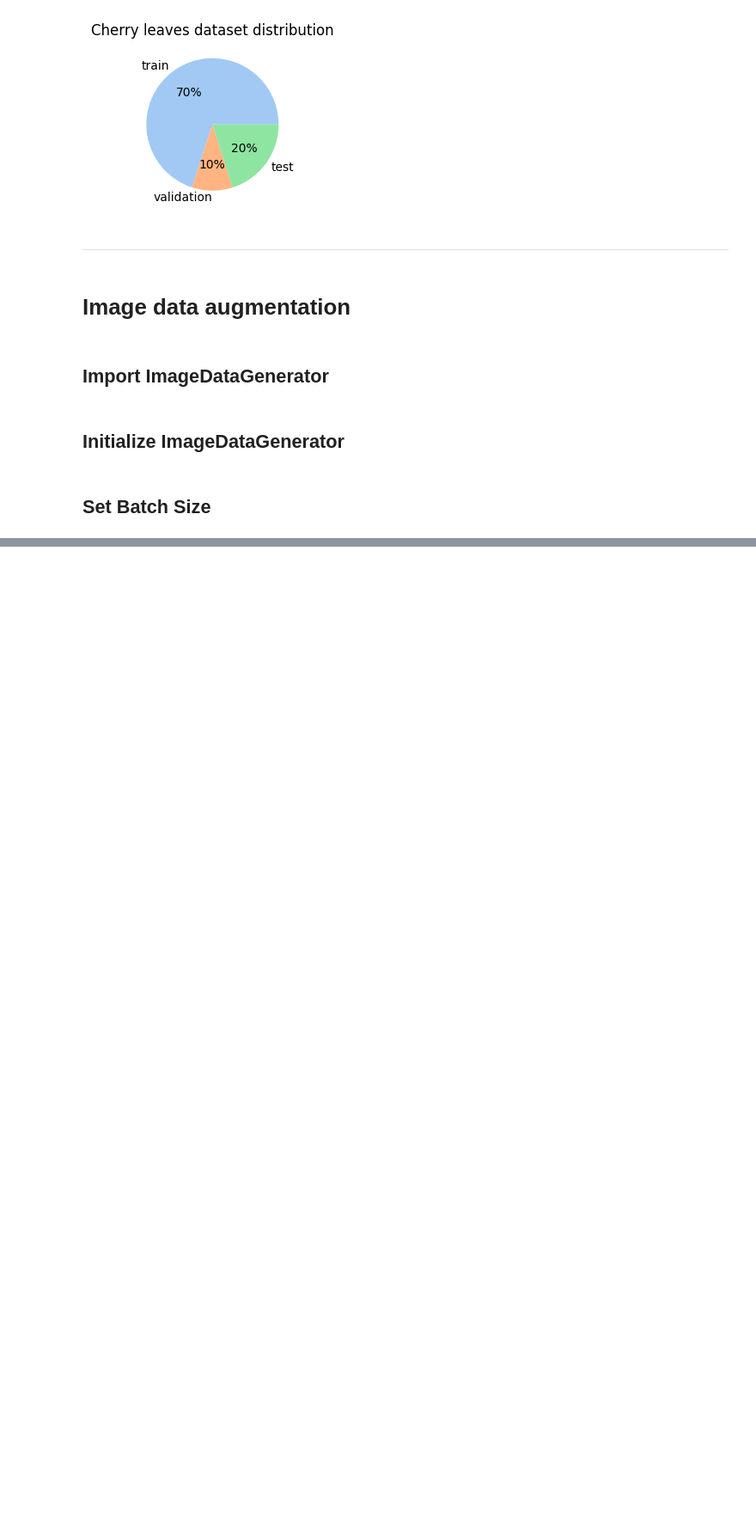
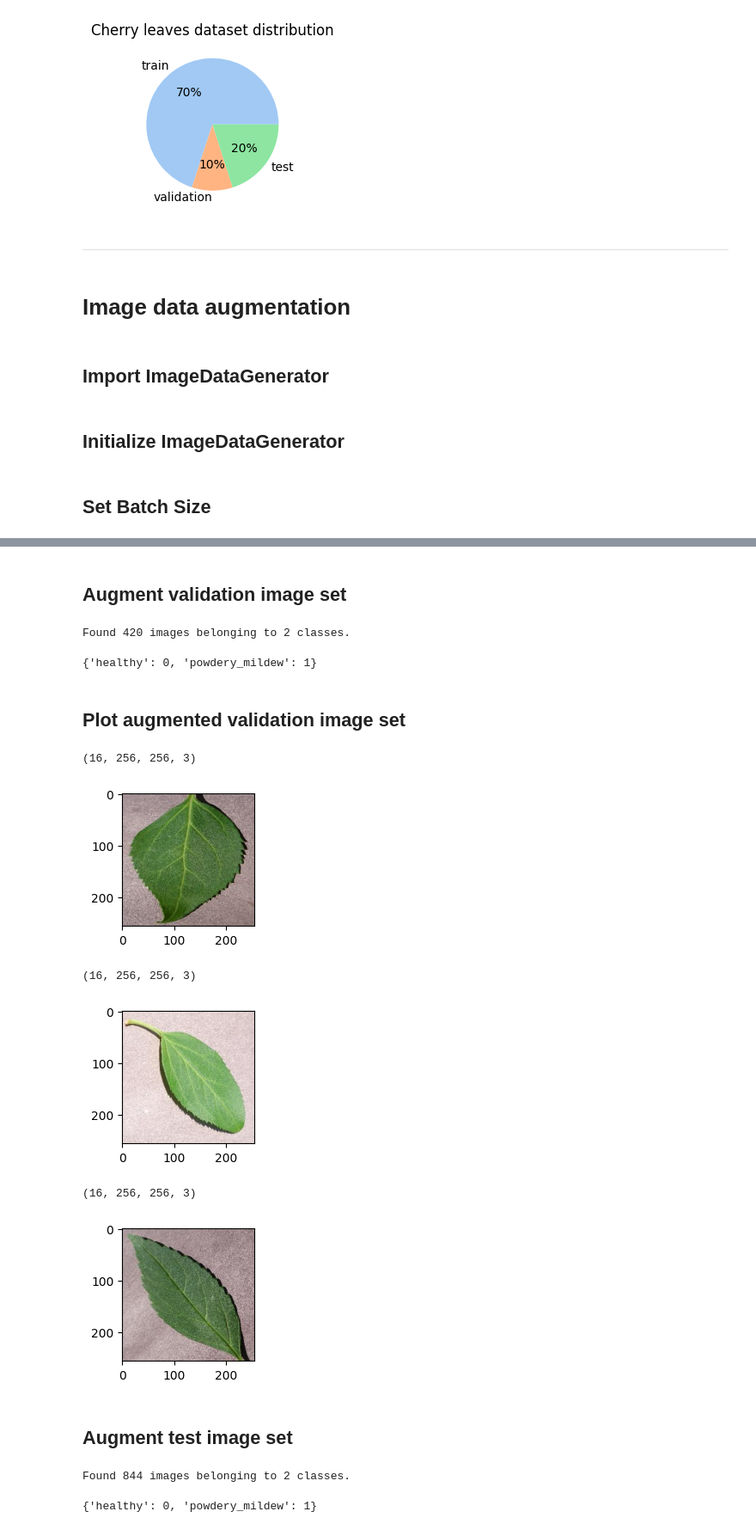
Before and after one commit to DanielE-J/Cherry-Powdery-Mildew-Detector, a Jupyter notebook: jupyter_notebooks/ModellingEvaluating.ipynb, the cells around one changed output, grey strips where cells are left out. Shown: that part at 86% size. Cells and saved outputs as stored; diff of their text form; code cells hidden in the pictures; blank space fills up the shorter version.

```diff
--- a/jupyter_notebooks/ModellingEvaluating.ipynb
+++ b/jupyter_notebooks/ModellingEvaluating.ipynb
@@ -234,0 +273,46 @@ batch_size = 16
+# %% [markdown]
+## Augment validation image set
+# %%
+validation_set = ImageDataGenerator(rescale=1./255).flow_from_directory(val_path,
+                                                                        target_size=image_shape[:2],
+                                                                        color_mode='rgb',
+                                                                        batch_size=batch_size,
+                                                                        class_mode='categorical',
+                                                                        shuffle=False
+                                                                        )
+
+validation_set.class_indices
+# %% [output]
+Found 420 images belonging to 2 classes.
+{'healthy': 0, 'powdery_mildew': 1}
+# %% [markdown]
+## Plot augmented validation image set
+# %%
+for _ in range(3):
+    plt.figure(figsize=(2, 2))
+    img, label = next(validation_set)
+    print(img.shape)
+    plt.imshow(img[0])
+    plt.show()
+# %% [output]
+(16, 256, 256, 3)
+[figure, added]
+(16, 256, 256, 3)
+[figure, added]
+(16, 256, 256, 3)
+[figure, added]
+# %% [markdown]
+## Augment test image set
+# %%
+test_set = ImageDataGenerator(rescale=1./255).flow_from_directory(test_path,
+                                                                  target_size=image_shape[:2],
+                                                                  color_mode='rgb',
+                                                                  batch_size=batch_size,
+                                                                  class_mode='categorical',
+                                                                  shuffle=False
+                                                                  )
+
+test_set.class_indices
+# %% [output]
+Found 844 images belonging to 2 classes.
+{'healthy': 0, 'powdery_mildew': 1}
```
Also changed, not shown: parts of 9 cells of this notebook, 1 other file.
